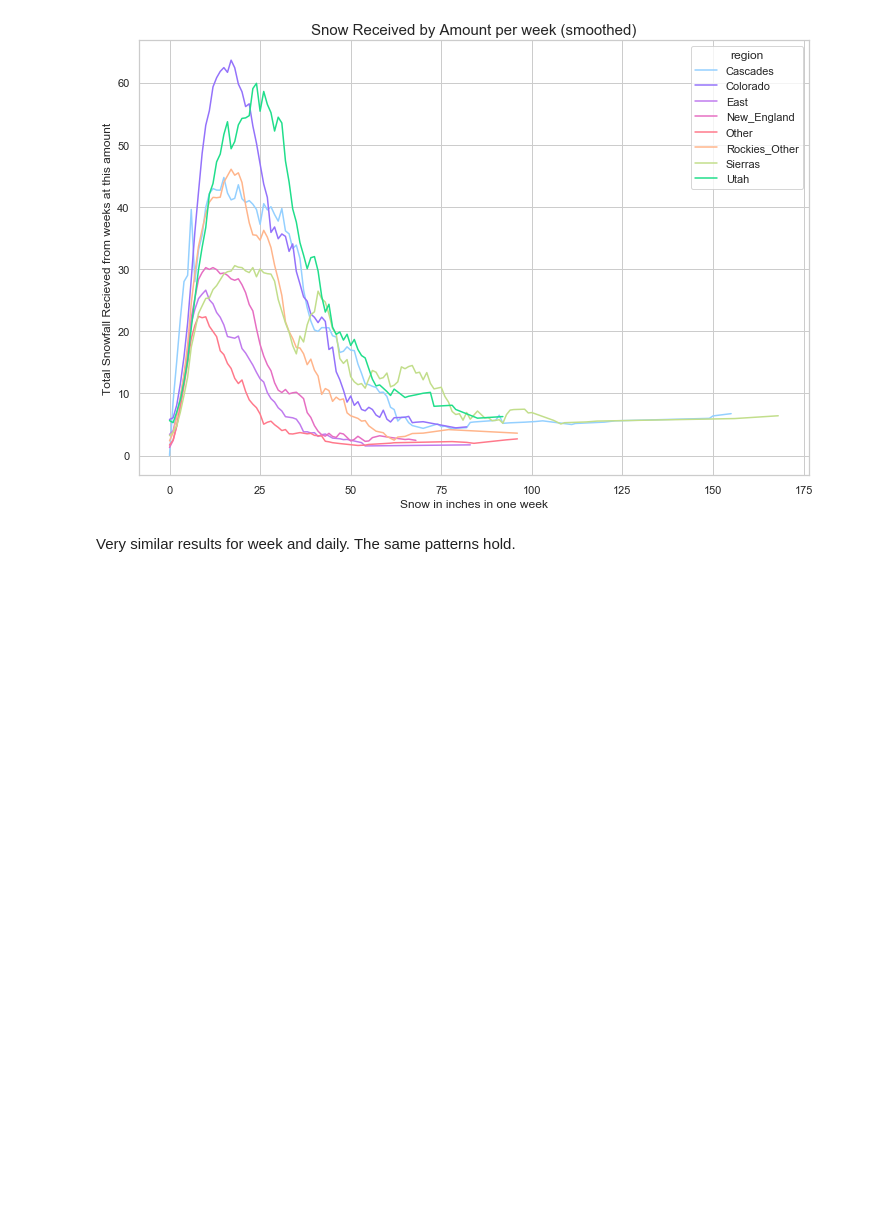
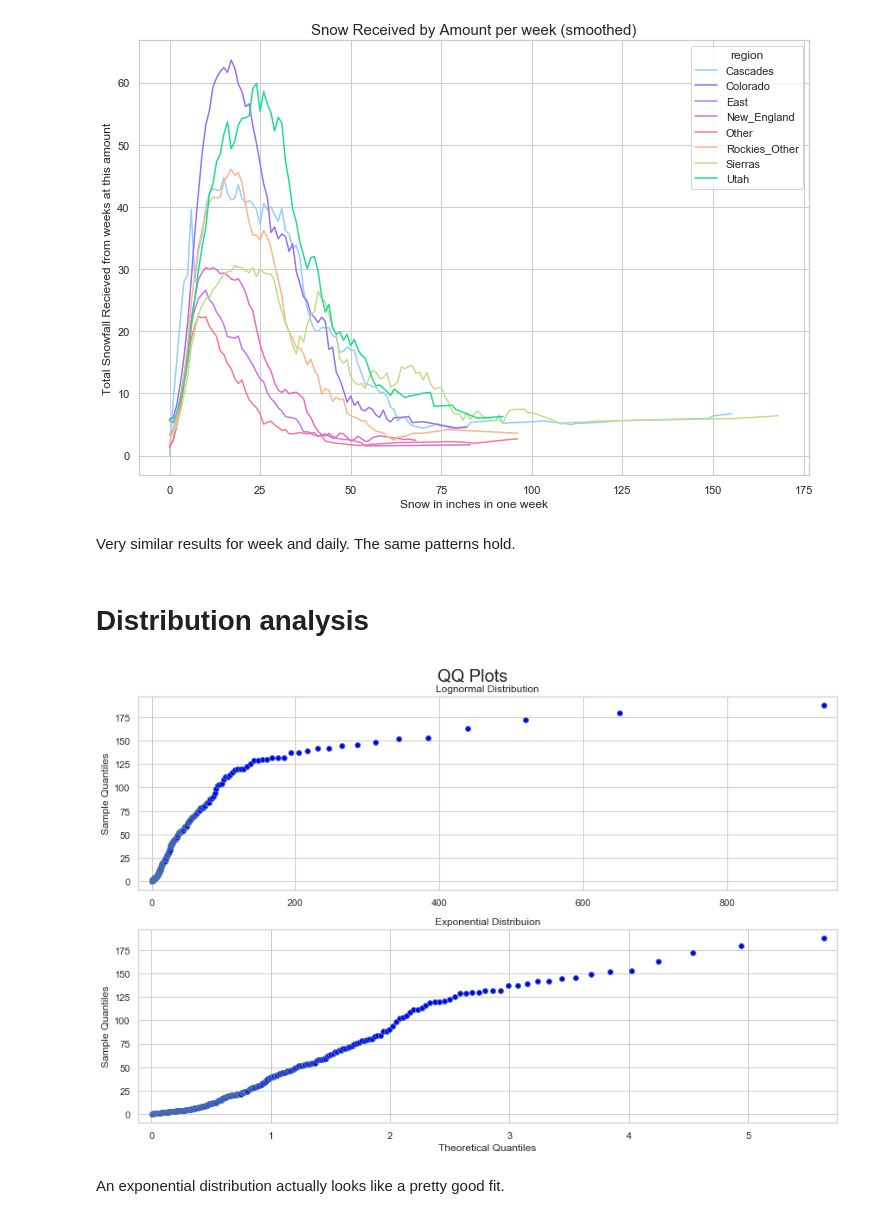
Before and after one commit to chrisoyer/ski-snow-modeling, a Jupyter notebook: src/analysis/snow_days.ipynb, the cells around one changed output. Saved outputs shown, nothing was run; the diff lists cells and outputs as text; code cells hidden in the pictures; blank space fills up the shorter version.

Commit message:
feat: added fits for exp dist

```diff
--- a/src/analysis/snow_days.ipynb
+++ b/src/analysis/snow_days.ipynb
@@ -96,3 +98,26 @@ snow_density_plot(snow_freq_wk_df, y='total_snow_grp', freq='week')
 [figure]
 # %% [markdown]
 Very similar results for week and daily. The same patterns hold.
+# %% [markdown]
+# Distribution analysis
+# %%
+lnnrm_shape, lnnrm_loc, lnnrm_scale = lognorm.fit(
+    snow_freq_df['total_snow_grp'].to_numpy())
+exp_shape, exp_scale = expon.fit(
+    snow_freq_df['total_snow_grp'].to_numpy(),)
+
+fig, (ax0, ax1) = plt.subplots(2, 1, constrained_layout=True,
+                               figsize=(12, 8))
+fig = qqplot(data=snow_freq_df['total_snow_grp'], dist=lognorm, loc=lnnrm_loc,
+             scale=lnnrm_scale, distargs=(lnnrm_shape,), ax=ax0)
+fig = qqplot(data=snow_freq_df['total_snow_grp'], dist=expon,
+             #loc=0, scale=exp_scale, distargs=(exp_shape,),
+             ax=ax1)
+ax0.set_xlabel("")
+ax0.set_title("Lognormal Distribution")
+ax1.set_title("Exponential Distribuion")
+fig.suptitle("QQ Plots", fontsize=20);
+# %% [output]
+[figure, added]
+# %% [markdown]
+An exponential distribution actually looks like a pretty good fit.
```
Also changed, not shown: parts of 4 cells of this notebook.
